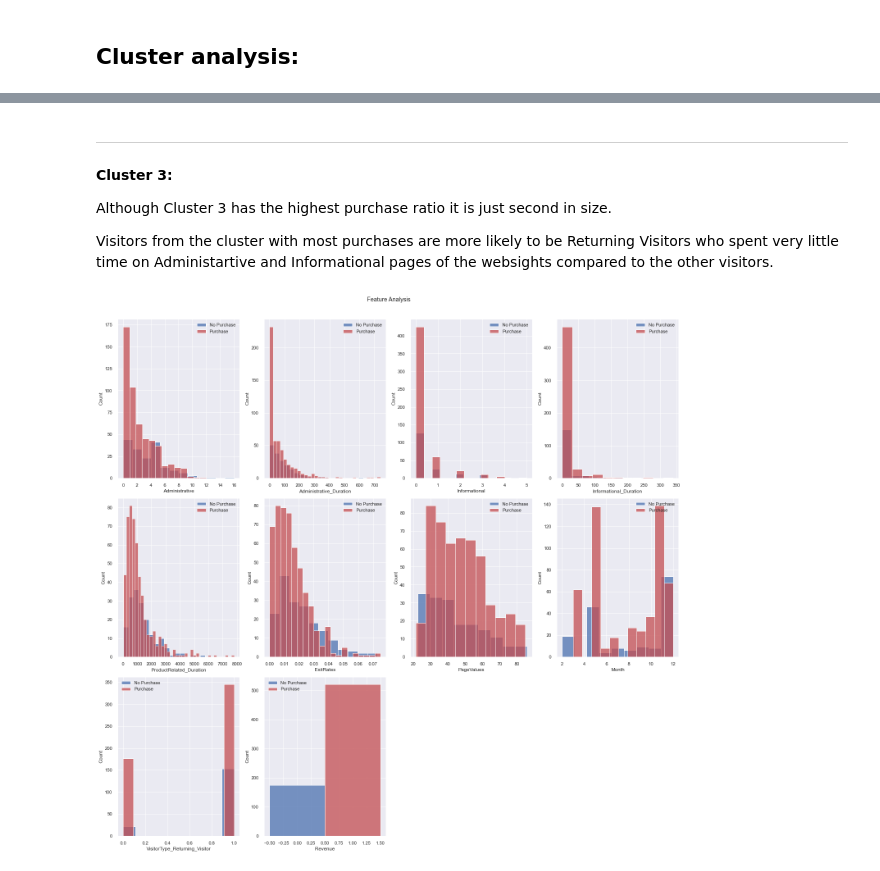
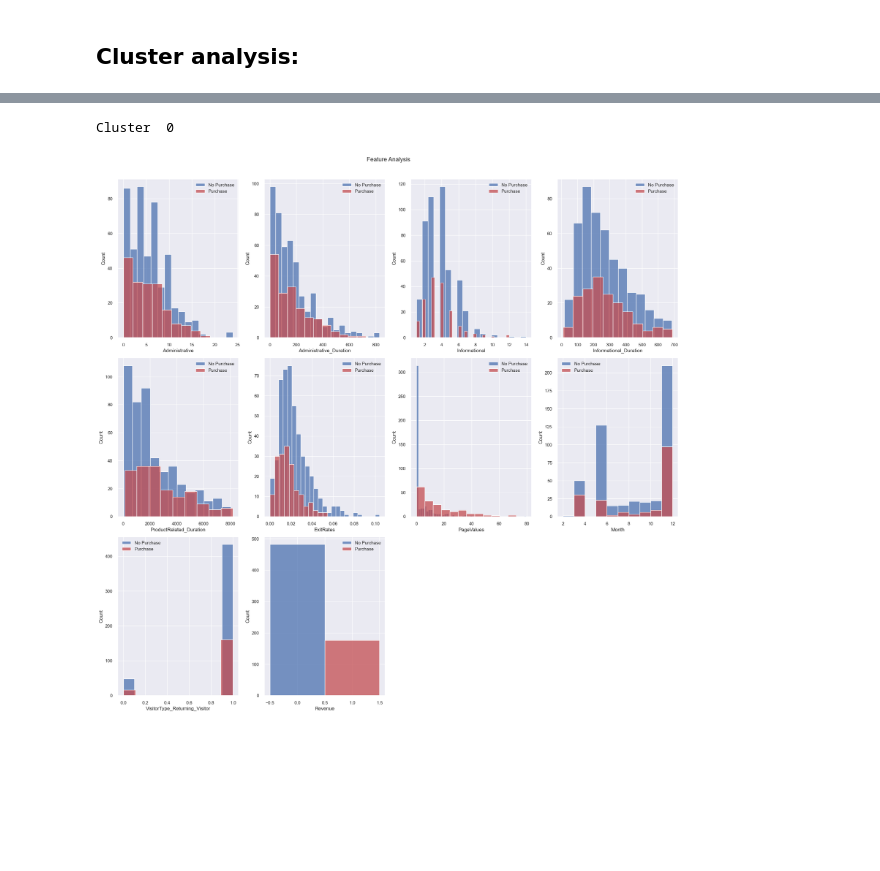
Before and after one commit to jaydeepdey03/E-Commerce-Clickstream-Analysis, a Jupyter notebook: Analyse user-bahavior clusters.ipynb, the cells around one changed output, grey strips where cells are left out. Cells and saved outputs as stored; diff of their text form; code cells hidden in the pictures; blank space fills up the shorter version.

```diff
--- a/Analyse user-bahavior clusters.ipynb
+++ b/Analyse user-bahavior clusters.ipynb
@@ -23,7 +25,7 @@ import matplotlib.pyplot as plt
 import pickle
 # %%
 # load data
-with open('./transfer_files/df_data.pickle', 'rb') as f:
+with open('df_data.pickle', 'rb') as f:
     df_data = pickle.load(f)
 df_data.head()
 # %% [output]
@@ -339,29 +366,25 @@ df_other.describe().T
-# %% [markdown]
-***
-**Cluster 3:**
-
-Although Cluster 3 has the highest purchase ratio it is just second in size.
-
-Visitors from the cluster with most purchases are more likely to be Returning Visitors who spent very little time on Administartive and Informational pages of the websights compared to the other visitors.
 # %%
 # Next, to analyze composition of each cluster
-#Cluster 3
-result = df_clusters.loc[df_clusters['ClusterID'] == 3]
+#Cluster 2
+for i in range(1):
+    print("Cluster  {}".format(i))
+    result = df_clusters.loc[df_clusters['ClusterID'] == i]
 
 
-fig = plt.figure(figsize = (20, 25))
-j = 0
-for i,item in enumerate(result.columns):
-    if item != "ClusterID":
-        plt.subplot(4, 4, j+1)
-        j += 1
-        sns.histplot(result[item][result['Revenue']==False], color='b', label = 'No Purchase')
-        sns.histplot(result[item][result['Revenue']==True], color='r', label = 'Purchase')
-        plt.legend(loc='best')
+    fig = plt.figure(figsize = (20, 25))
+    j = 0
+    for i,item in enumerate(result.columns):
+        if item != "ClusterID":
+            plt.subplot(4, 4, j+1)
+            j += 1
+            sns.histplot(result[item][result['Revenue']==False], color='b', label = 'No Purchase')
+            sns.histplot(result[item][result['Revenue']==True], color='r', label = 'Purchase')
+            plt.legend(loc='best')
 
-fig.suptitle('Feature Analysis')
-fig.tight_layout()
-fig.subplots_adjust(top=0.95)
-plt.show()
+    fig.suptitle('Feature Analysis')
+    fig.tight_layout()
+    fig.subplots_adjust(top=0.95)
+    plt.show()
 # %% [output]
+Cluster  0
-[figure, old version]
+[figure, new version]
```
Also changed, not shown: parts of 28 cells of this notebook.
